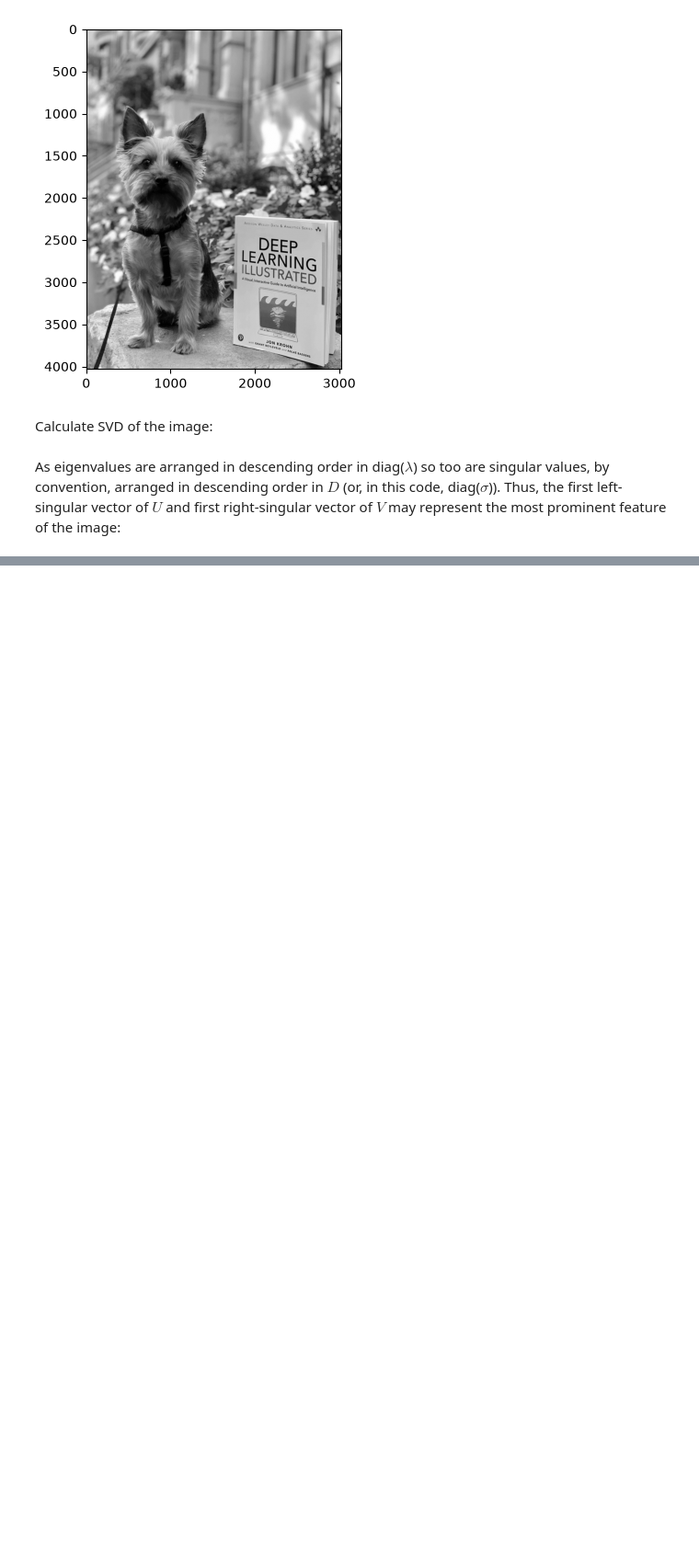
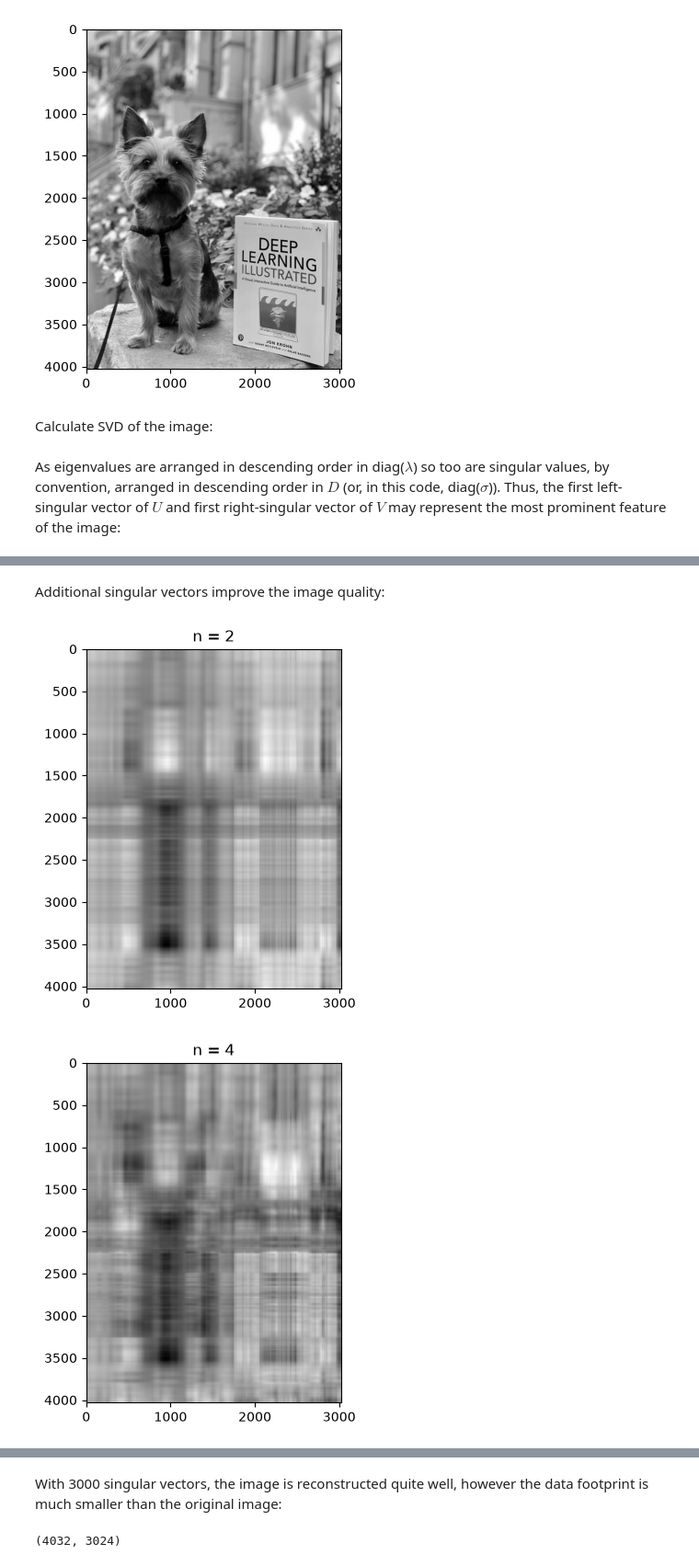
Before and after one commit to Diwas-Regmi/maths_for_machine_learning, a Jupyter notebook: 02_Linear_Algebra_II.ipynb, the cells around one changed output, grey strips where cells are left out. Shown at 92% size. Cells and saved outputs as stored; diff of their text form; code cells hidden in the pictures; blank space fills up the shorter version.

```diff
--- a/02_Linear_Algebra_II.ipynb
+++ b/02_Linear_Algebra_II.ipynb
@@ -1132,0 +1222,12 @@ As eigenvalues are arranged in descending order in diag($\lambda$) so too are si
+# %% [markdown]
+Additional singular vectors improve the image quality:
+# %%
+for i in [2, 4, 8, 16, 32, 64,120,300,3000]:
+    reconstimg = np.matrix(U[:, :i]) * np.diag(sigma[:i]) * np.matrix(V[:i, :])
+    plt.imshow(reconstimg, cmap='gray')
+    title = "n = %s" % i
+    plt.title(title)
+    plt.show()
+# %% [output]
+[figure, added]
+[figure, added]
@@ -1132,0 +1241,6 @@ As eigenvalues are arranged in descending order in diag($\lambda$) so too are si
+# %% [markdown]
+With 3000 singular vectors, the image is reconstructed quite well, however the data footprint is much smaller than the original image:
+# %%
+imgmat.shape
+# %% [output]
+(4032, 3024)
```
Also changed, not shown: parts of 45 cells of this notebook.
